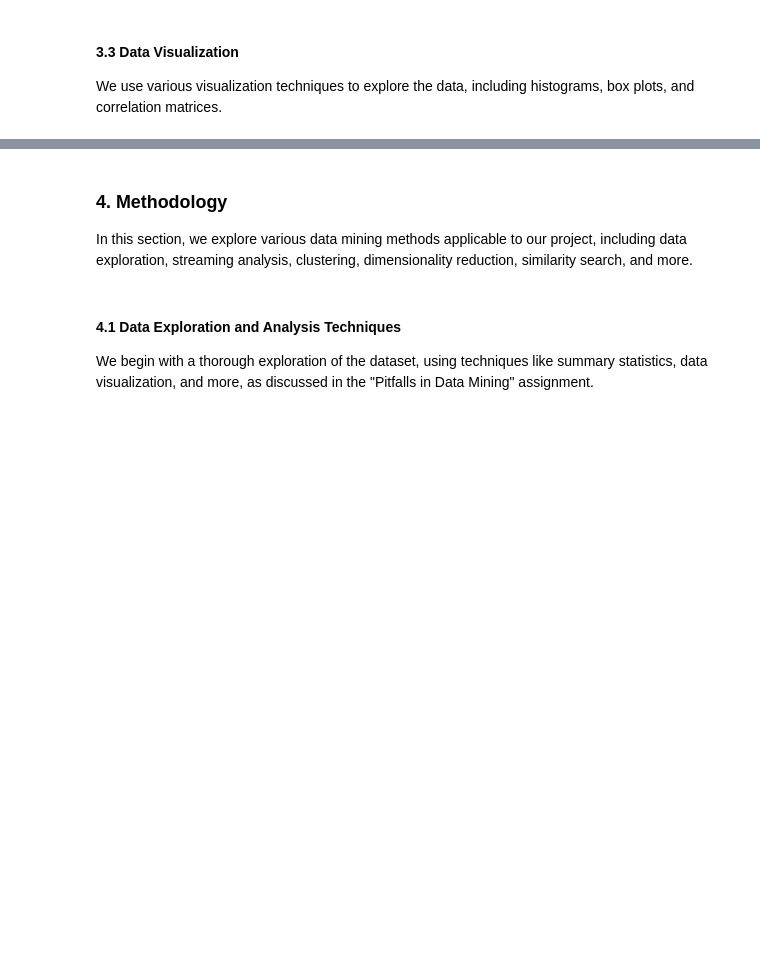
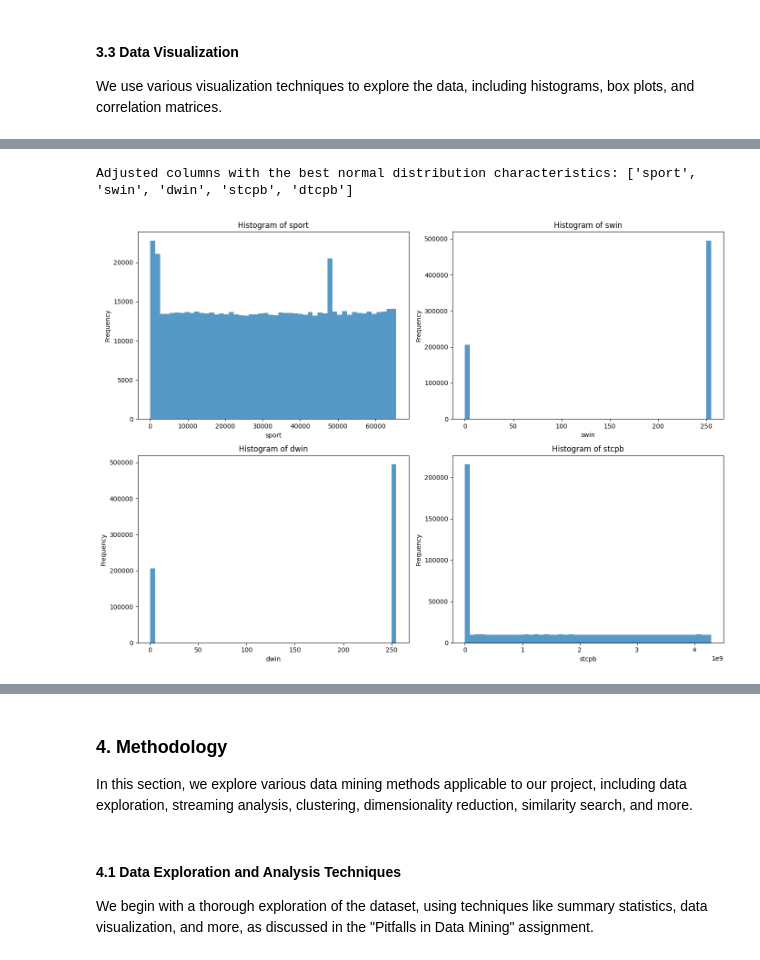
Before and after one commit to lscarval/CSCI-S-108-Data-Mining, a Jupyter notebook: final_project/CSCI_S_108_Final_Project_Notebook_Luciano_Carvalho.ipynb, the cells around one changed output, grey strips where cells are left out. Cells and saved outputs as stored; diff of their text form; code cells hidden in the pictures; blank space fills up the shorter version.

Commit message:
Final Project EDA and Data Analysis

```diff
--- a/final_project/CSCI_S_108_Final_Project_Notebook_Luciano_Carvalho.ipynb
+++ b/final_project/CSCI_S_108_Final_Project_Notebook_Luciano_Carvalho.ipynb
@@ -139,10 +182,11 @@ df[numeric_columns] = df[numeric_columns].fillna(df[numeric_columns].mean())
-# %%
-
-# Handling missing values and data type conversion
-df.fillna(df.mean(), inplace=True)
-numeric_columns = df.select_dtypes(include=['int64', 'float64']).columns
-df[numeric_columns] = df[numeric_columns].apply(pd.to_numeric, errors='coerce')
 # %% [markdown]
 
 #### 3.3 Data Visualization
 We use various visualization techniques to explore the data, including histograms, box plots, and correlation matrices.
+# %%
+# Summary Statistics for all Numeric Columns only
+df_numeric = df[numeric_columns]
+summary_stats = df_numeric.describe()
+
+print("Summary Statistics:")
+summary_stats
@@ -149 +205,38 @@ We use various visualization techniques to explore the data, including histogram
+# %%
+# Calculate skewness and kurtosis for each numeric column in df_numeric
+skewness = df_numeric.skew()
+kurtosis = df_numeric.kurtosis()
+
+# Combine skewness and kurtosis into a DataFrame for better inspection
+distribution_stats = pd.DataFrame({'Skewness': skewness, 'Kurtosis': kurtosis})
+
+# Define a function to select the best normal distribution columns based on skewness and kurtosis
+def select_best_normal_columns(stats_df, skewness_thresh=0.5, kurtosis_thresh=1):
+    normal_columns = stats_df[(stats_df['Skewness'].abs() < skewness_thresh) &
+                              (stats_df['Kurtosis'].abs() < kurtosis_thresh)].index.tolist()
+    return normal_columns
+
+# Adjusted skewness and kurtosis thresholds
+best_normal_columns = select_best_normal_columns(distribution_stats, skewness_thresh=1.0, kurtosis_thresh=2.0)
+
+# Display the adjusted selected columns
+print("Adjusted columns with the best normal distribution characteristics:", best_normal_columns)
+
+# Set up a 2x2 grid of histograms for the adjusted columns
+fig, axes = plt.subplots(2, 2, figsize=(14, 10))
+
+# Plot histograms for the adjusted normal distribution columns
+for i, col in enumerate(best_normal_columns[:4]):  # Ensure only 4 columns are used
+    ax = axes[i//2, i%2]  # Calculate the position in the 2x2 grid
+    df_numeric[col].plot(kind='hist', bins=50, ax=ax, alpha=0.75)
+    ax.set_title(f'Histogram of {col}')
+    ax.set_xlabel(col)
+    ax.set_ylabel('Frequency')
+
+# Adjust layout
+plt.tight_layout()
+plt.show()
+# %% [output]
+Adjusted columns with the best normal distribution characteristics: ['sport', 'swin', 'dwin', 'stcpb', 'dtcpb']
+[figure, added]
 # %%
```
Also changed, not shown: parts of 12 cells of this notebook.
